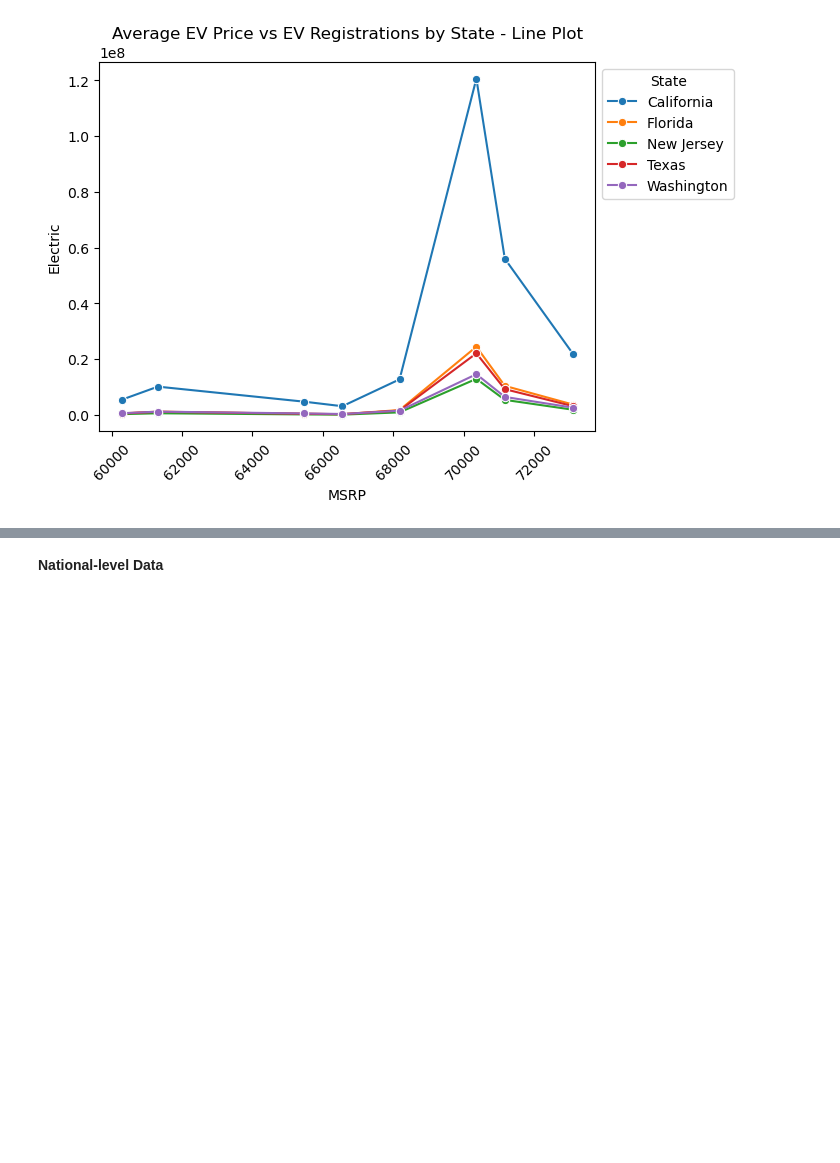
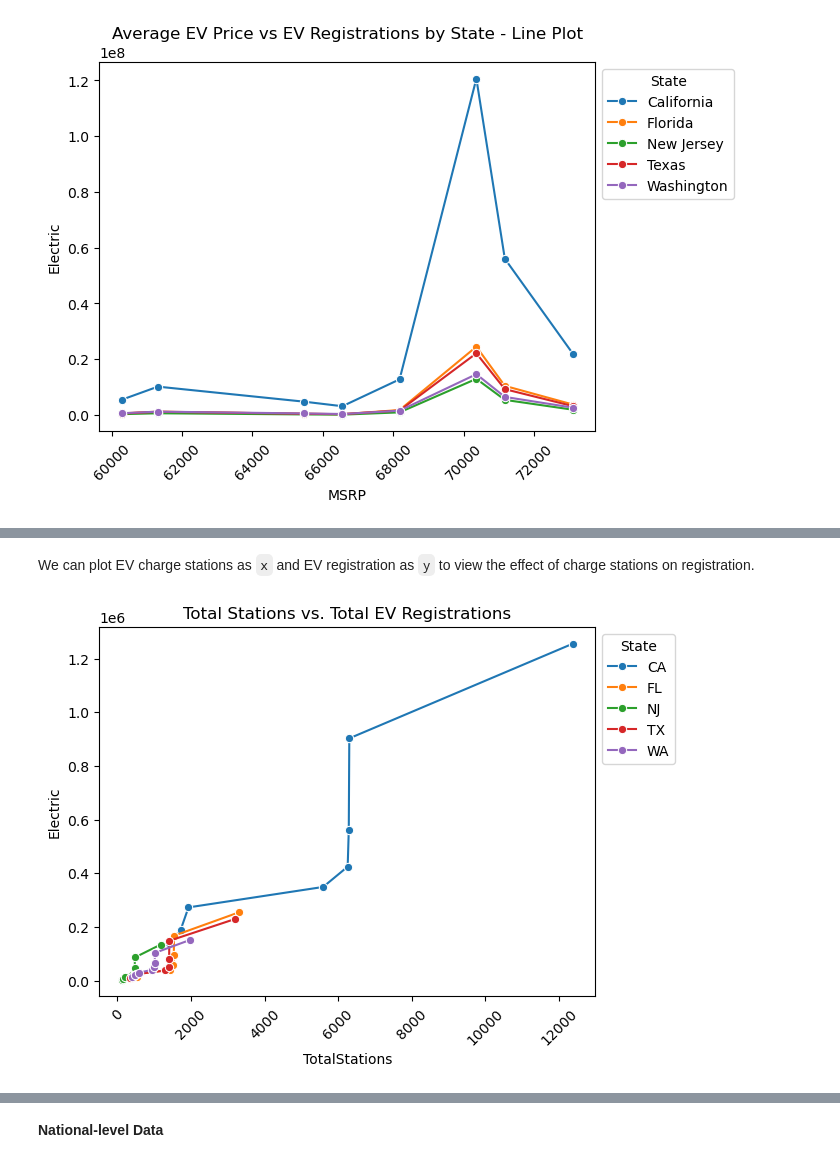
Before and after one commit to kyle-du/ev-research-proj, a Jupyter notebook: INFO2950_Phase 2_Deliverable.ipynb, the cells around one changed output, grey strips where cells are left out. Cells and saved outputs as stored; diff of their text form; code cells hidden in the pictures; blank space fills up the shorter version.

```diff
--- a/INFO2950_Phase 2_Deliverable.ipynb
+++ b/INFO2950_Phase 2_Deliverable.ipynb
@@ -1077,0 +1103,11 @@ plt.show()
+# %% [markdown]
+We can plot EV charge stations as `x` and EV registration as `y` to view the effect of charge stations on registration.
+# %%
+s = sns.lineplot(data = final_df, \
+x = "TotalStations", y = "Electric", marker = "o", hue = "State")
+sns.move_legend(s, "upper left", bbox_to_anchor=(1, 1))
+plt.xticks(rotation = 45)
+plt.title("Total Stations vs. Total EV Registrations")
+plt.show()
+# %% [output]
+[figure, added]
```
Also changed, not shown: parts of 19 cells of this notebook, 1 other file.
